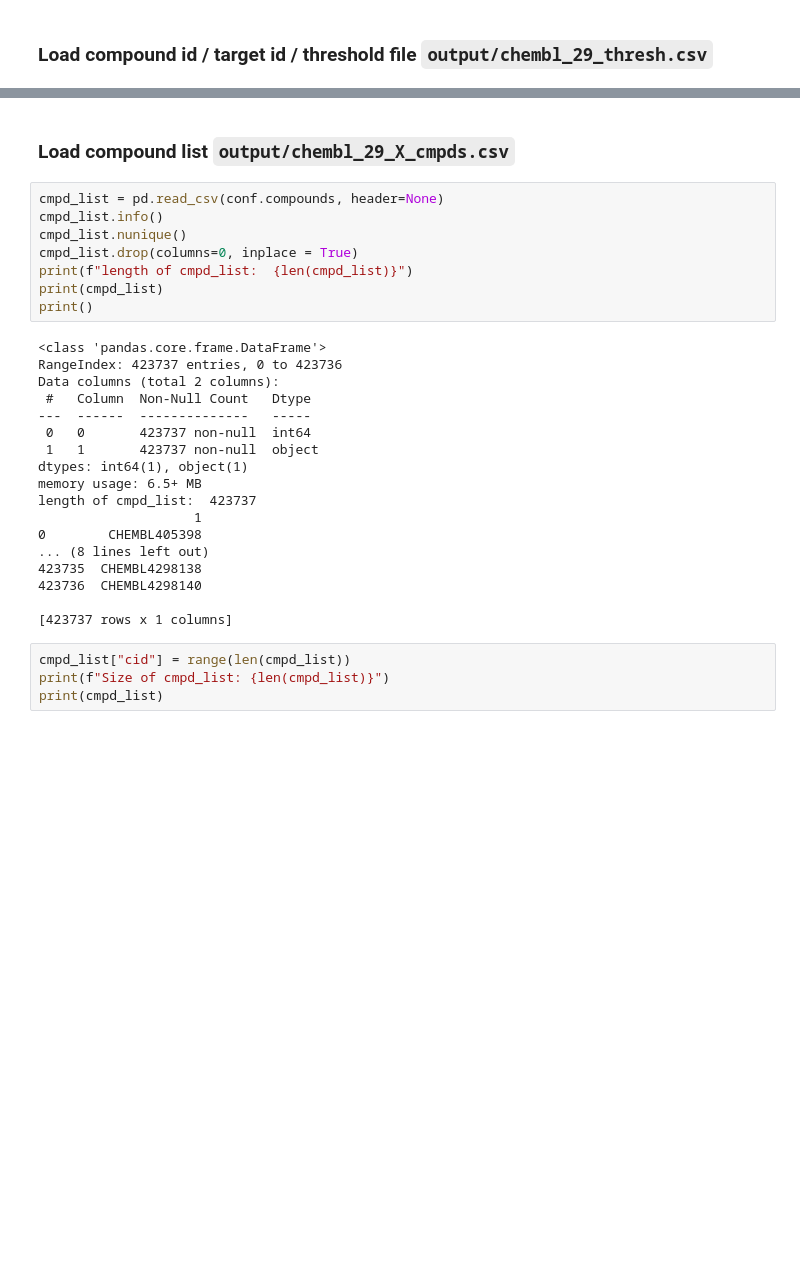
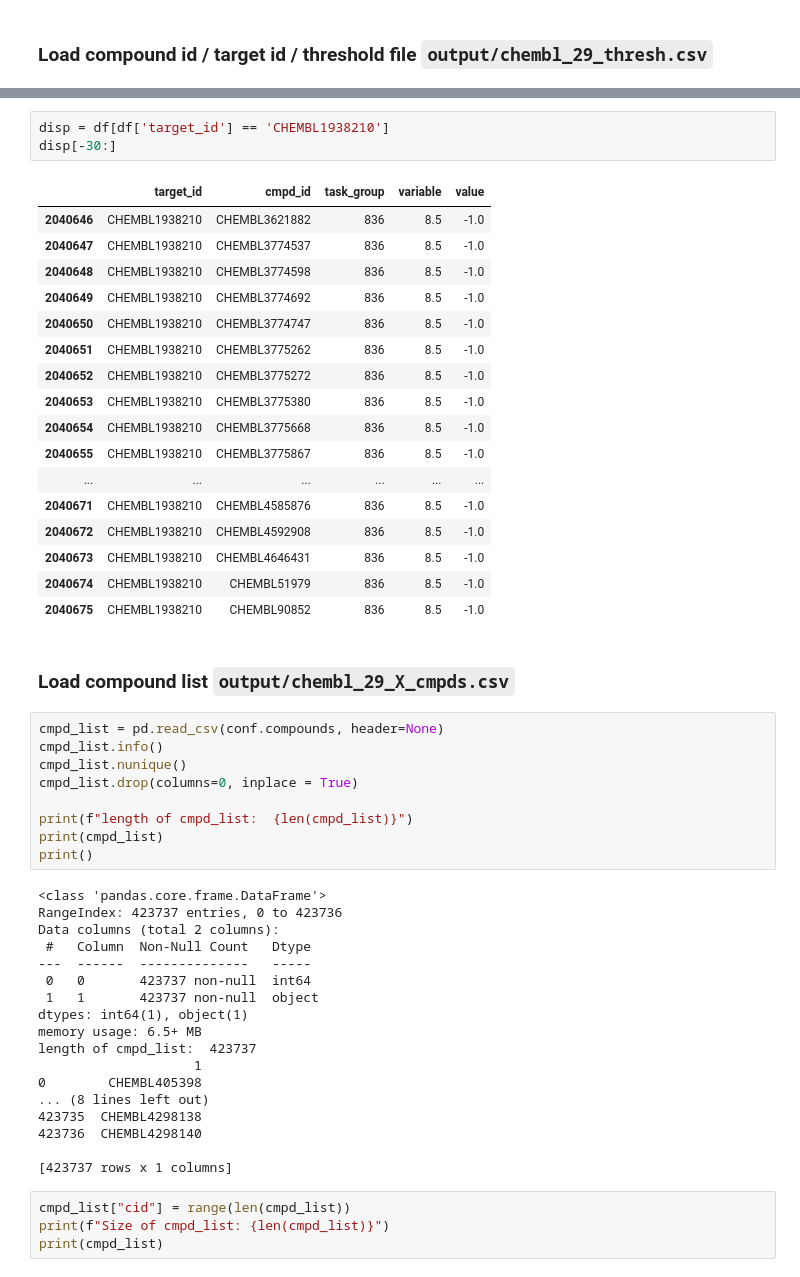
Before and after one commit to kbardool/Chembl-pipeline, a Jupyter notebook: 40_mtcv.ipynb, the cells around one changed output, grey strips where cells are left out. Drawn from its saved outputs; the diff is of its cells as text; blank space fills up the shorter version.

```diff
--- a/40_mtcv.ipynb
+++ b/40_mtcv.ipynb
@@ -285,6 +300,27 @@ Number of lables (targets x thresholds) :    3552
 1031    126561
 643     111633
 Name: task_group, dtype: int64
+# %%
+disp = df[df['target_id'] == 'CHEMBL1938210']
+disp[-30:]
+# %% [output]
+|  | target_id | cmpd_id | task_group | variable | value |
+| 2040646 | CHEMBL1938210 | CHEMBL3621882 | 836 | 8.5 | -1.0 |
+| 2040647 | CHEMBL1938210 | CHEMBL3774537 | 836 | 8.5 | -1.0 |
+| 2040648 | CHEMBL1938210 | CHEMBL3774598 | 836 | 8.5 | -1.0 |
+| 2040649 | CHEMBL1938210 | CHEMBL3774692 | 836 | 8.5 | -1.0 |
+| 2040650 | CHEMBL1938210 | CHEMBL3774747 | 836 | 8.5 | -1.0 |
+| 2040651 | CHEMBL1938210 | CHEMBL3775262 | 836 | 8.5 | -1.0 |
+| 2040652 | CHEMBL1938210 | CHEMBL3775272 | 836 | 8.5 | -1.0 |
+| 2040653 | CHEMBL1938210 | CHEMBL3775380 | 836 | 8.5 | -1.0 |
+| 2040654 | CHEMBL1938210 | CHEMBL3775668 | 836 | 8.5 | -1.0 |
+| 2040655 | CHEMBL1938210 | CHEMBL3775867 | 836 | 8.5 | -1.0 |
+| ... | ... | ... | ... | ... | ... |
+| 2040671 | CHEMBL1938210 | CHEMBL4585876 | 836 | 8.5 | -1.0 |
+| 2040672 | CHEMBL1938210 | CHEMBL4592908 | 836 | 8.5 | -1.0 |
+| 2040673 | CHEMBL1938210 | CHEMBL4646431 | 836 | 8.5 | -1.0 |
+| 2040674 | CHEMBL1938210 | CHEMBL51979 | 836 | 8.5 | -1.0 |
+| 2040675 | CHEMBL1938210 | CHEMBL90852 | 836 | 8.5 | -1.0 |
 # %% [markdown]
 ### Load compound list `output/chembl_29_X_cmpds.csv`
 # %%
@@ -292,6 +328,7 @@ cmpd_list = pd.read_csv(conf.compounds, header=None)
 cmpd_list.info()
 cmpd_list.nunique()
 cmpd_list.drop(columns=0, inplace = True)
+
 print(f"length of cmpd_list:  {len(cmpd_list)}")
 print(cmpd_list)
 print()
```
Also changed, not shown: parts of 91 cells of this notebook, 4 other files.
